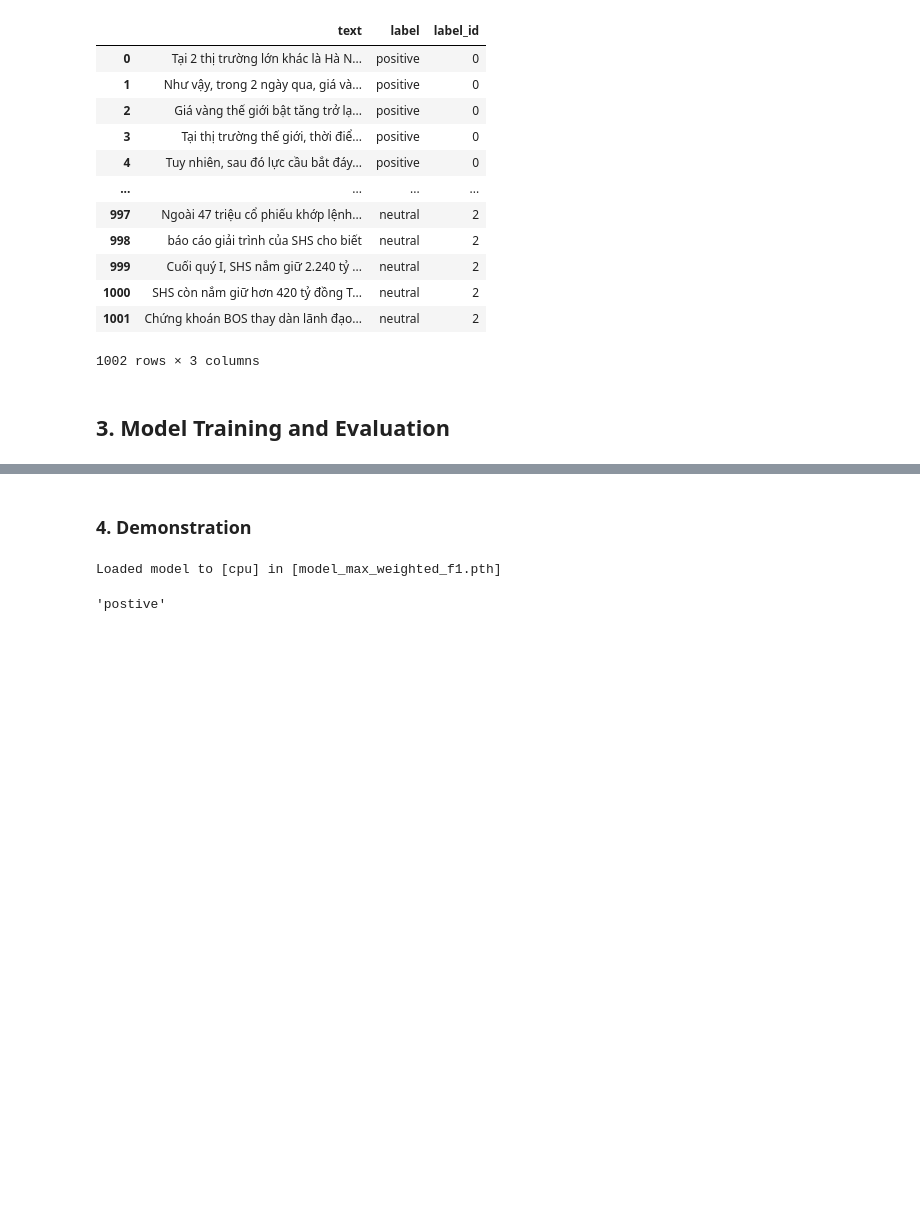
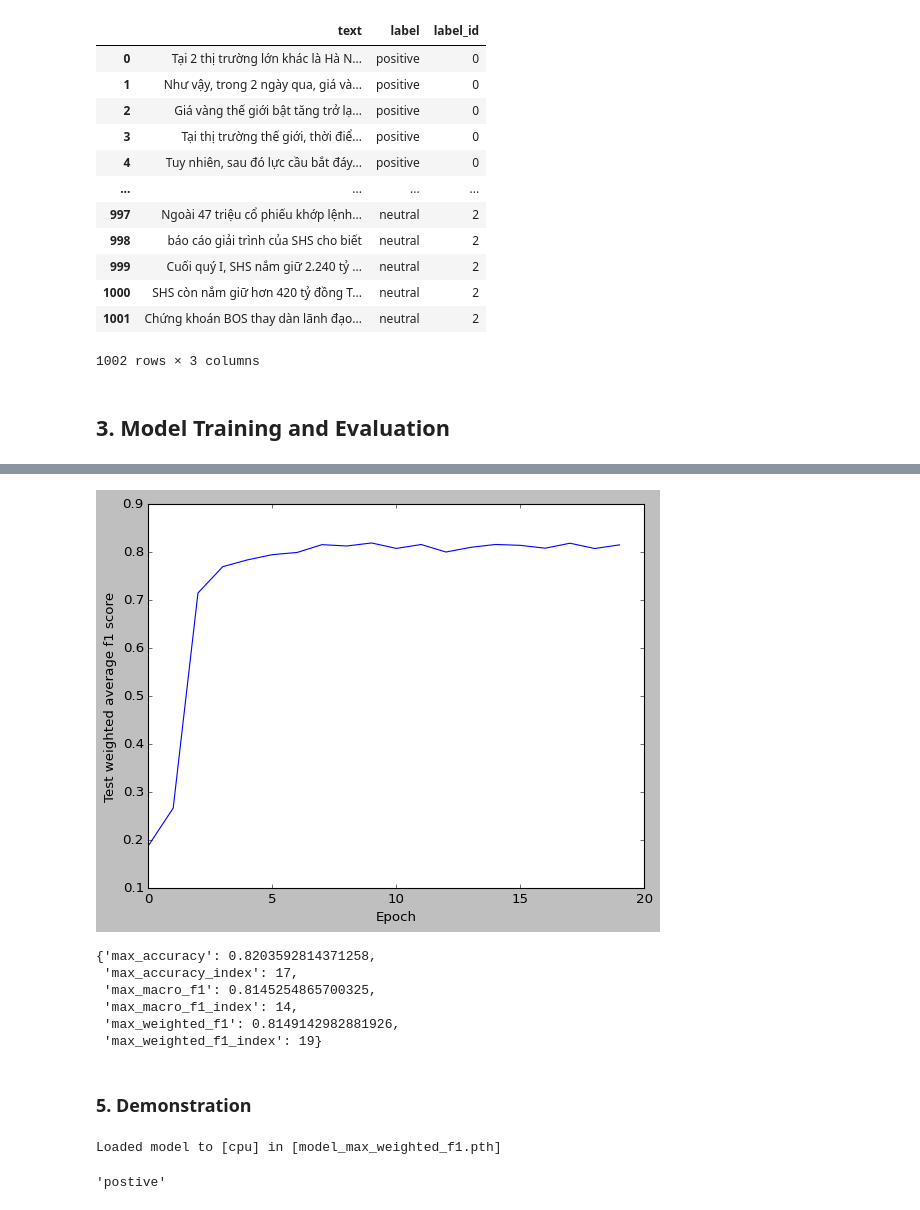
Before and after one commit to helloitsurdvq/VietnameseStockArticleClassification, a Jupyter notebook: source/06_xlmRoberta.ipynb, the cells around one changed output, grey strips where cells are left out. Saved outputs shown, nothing was run; the diff lists cells and outputs as text; code cells hidden in the pictures; blank space fills up the shorter version.

```diff
--- a/source/06_xlmRoberta.ipynb
+++ b/source/06_xlmRoberta.ipynb
@@ -348,5 +428,23 @@ Model saved successfully
+# %%
+plt.plot(weighted_f1_scores)
+plt.xlabel('Epoch')
+plt.ylabel('Test weighted average f1 score')
+plt.savefig('test weighted avg f1.png', dpi=200)
+# %% [output]
+[figure, added]
+# %%
+with open('log_post_train_info.pkl', 'rb') as f:
+    post_train_info = pkl.load(f)
+    pprint.pprint(post_train_info)
+# %% [output]
+{'max_accuracy': 0.8203592814371258,
+ 'max_accuracy_index': 17,
+ 'max_macro_f1': 0.8145254865700325,
+ 'max_macro_f1_index': 14,
+ 'max_weighted_f1': 0.8149142982881926,
+ 'max_weighted_f1_index': 19}
 # %% [markdown]
-### 4. Demonstration
+### 5. Demonstration
 # %%
 def prepare_model():
     num_classes = 3
```
Also changed, not shown: parts of 11 cells of this notebook.
